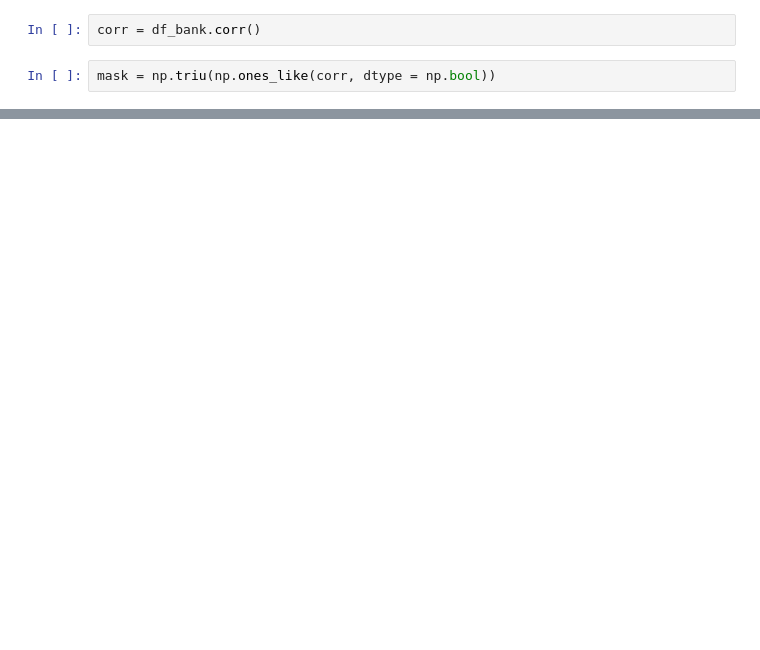
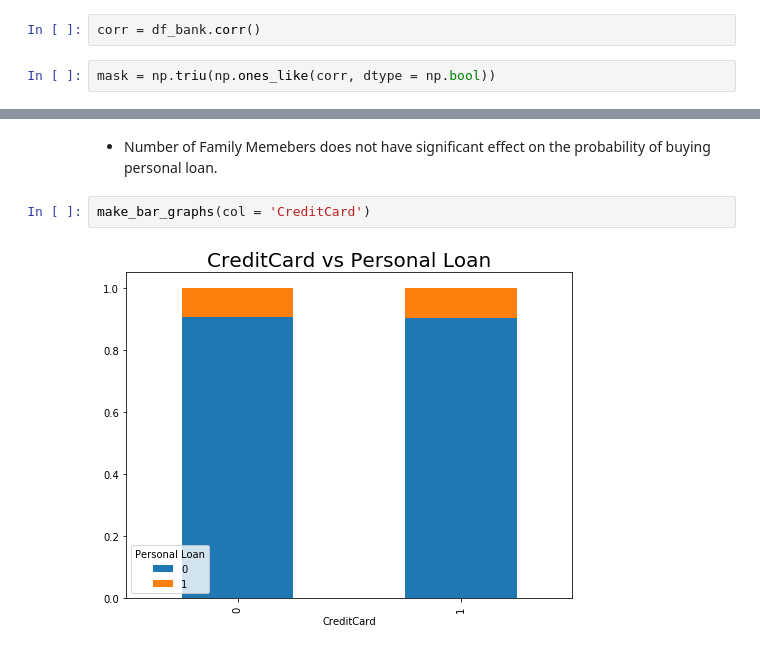
Before and after one commit to adityadash300/Internship_Studio, a Jupyter notebook: Solution.ipynb, the cells around one changed output, grey strips where cells are left out. Cells and saved outputs as stored; diff of their text form; blank space fills up the shorter version.

```diff
--- a/Solution.ipynb
+++ b/Solution.ipynb
@@ -124,0 +237,6 @@ sns.heatmap(corr, mask = mask, center = 0, linewidth = 1.5, square = True)
+# %% [markdown]
+- Number of Family Memebers does not have significant effect on the probability of buying personal loan.
+# %%
+make_bar_graphs(col = 'CreditCard')
+# %% [output]
+[figure, added]
```
Also changed, not shown: parts of 72 cells of this notebook.
